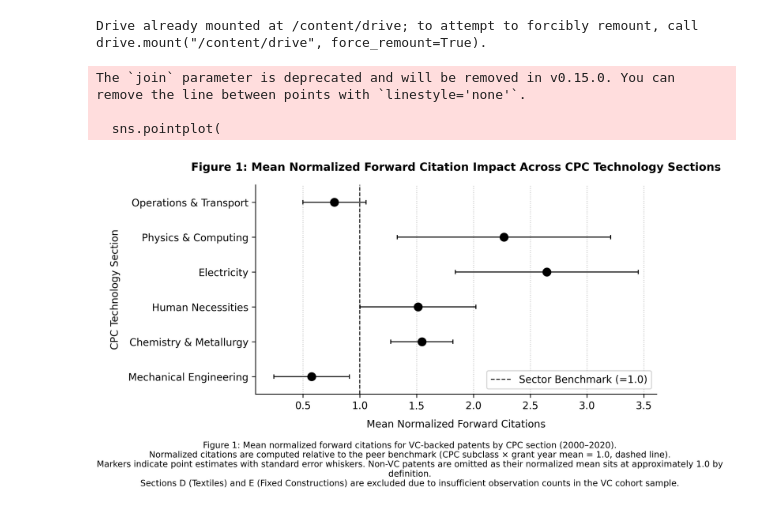
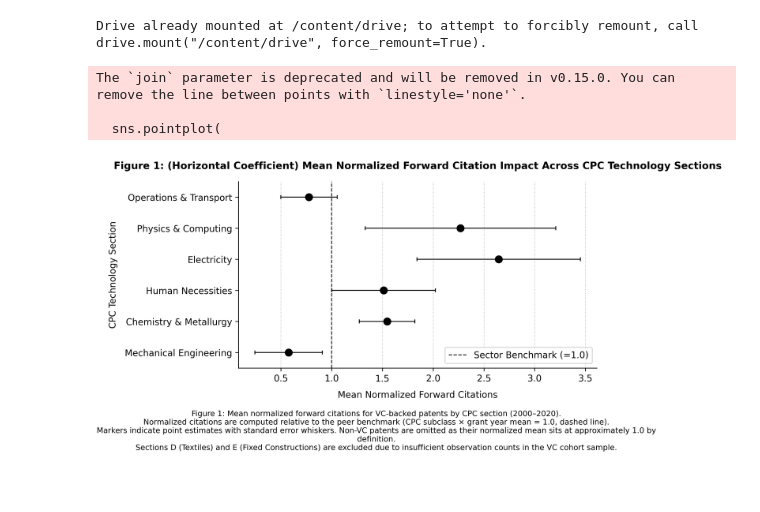
Before and after one commit to Oscar-Seltzer/qss20_26x_vc, a Jupyter notebook: code/08_fig1_alt.ipynb, the cells around one changed output. Saved outputs shown, nothing was run; the diff lists cells and outputs as text; code cells hidden in the pictures.

```diff
--- a/code/08_fig1_alt.ipynb
+++ b/code/08_fig1_alt.ipynb
@@ -62,33 +62,33 @@ sns.pointplot(
 plt.setp(ax.collections, edgecolor='#000000', linewidth=0.8)
 plt.setp(ax.lines, color='#000000', linewidth=1.0)
 
 #vertical reference at 1
 ax.axvline(1.0, color='#000000', linestyle='--', linewidth=1.0, alpha=0.85, label='Sector Benchmark (=1.0)')
 
-ax.set_title('Figure 1: Mean Normalized Forward Citation Impact Across CPC Technology Sections', fontsize=11, fontweight='bold', pad=14)
+ax.set_title('Figure 1: (Horizontal Coefficient) Mean Normalized Forward Citation Impact Across CPC Technology Sections', fontsize=11, fontweight='bold', pad=14)
 ax.set_xlabel('Mean Normalized Forward Citations', fontsize=10, labelpad=8)
 ax.set_ylabel('CPC Technology Section', fontsize=10, labelpad=8)
 ax.grid(True, linestyle=':', axis='x') #flip gridlines
 
 ax.legend(frameon=True, loc='lower right')
 
 caption = (
     "Figure 1: Mean normalized forward citations for VC-backed patents by CPC section (2000–2020).\n"
     "Normalized citations are computed relative to the peer benchmark (CPC subclass × grant year mean = 1.0, dashed line).\n"
     "Markers indicate point estimates with standard error whiskers. Non-VC patents are omitted as their normalized mean sits at approximately 1.0 by definition.\n"
     "Sections D (Textiles) and E (Fixed Constructions) are excluded due to insufficient observation counts in the VC cohort sample."
 )
 
 #horizontal layout
 plt.subplots_adjust(bottom=0.28, left=0.25)
 fig.text(0.5, 0.02, caption, wrap=True, horizontalalignment='center', fontsize=8.5, color='#000000')
 
-fig1_path = os.path.join(drive_data_dir, "figure1_cpc_section_citations.png")
+fig1_path = os.path.join(drive_data_dir, "figure1_vert_cpc_section_citations.png")
 plt.savefig(fig1_path, dpi=300, bbox_inches='tight')
 plt.show()
 # %% [output]
 Drive already mounted at /content/drive; to attempt to forcibly remount, call drive.mount("/content/drive", force_remount=True).
 The `join` parameter is deprecated and will be removed in v0.15.0. You can remove the line between points with `linestyle='none'`.
 
   sns.pointplot(
-[figure, old version]
+[figure, new version]
```
